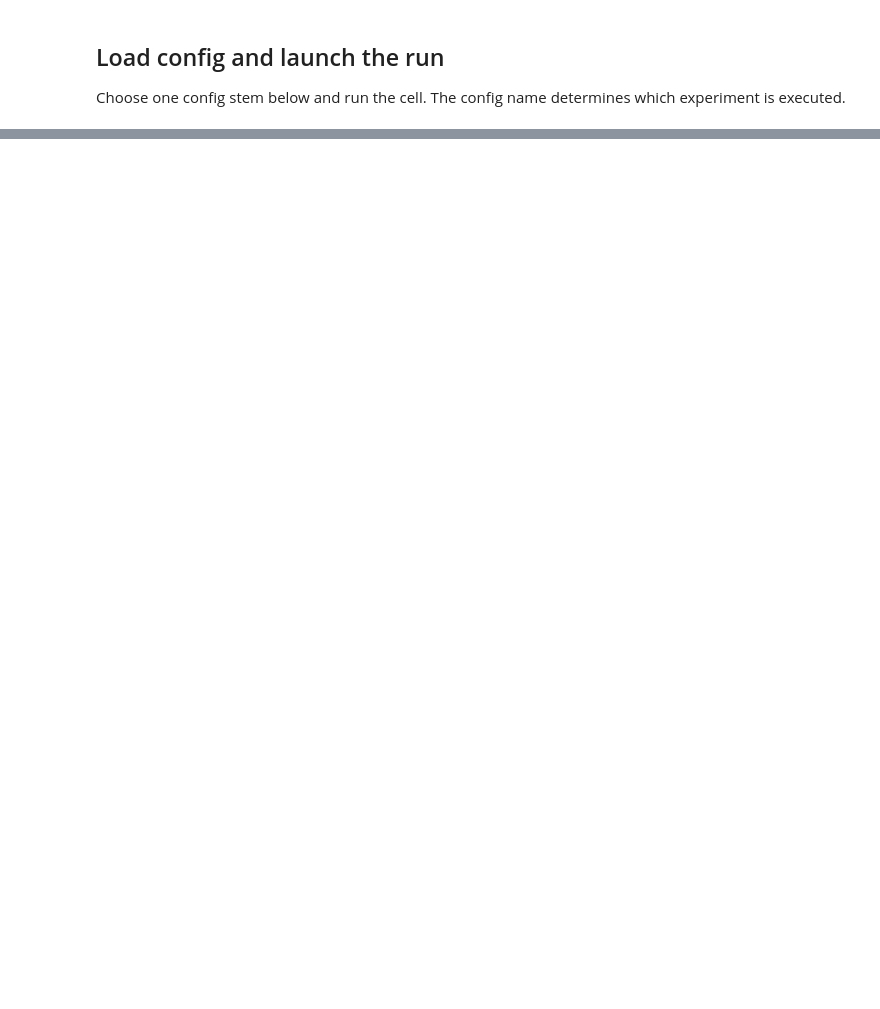
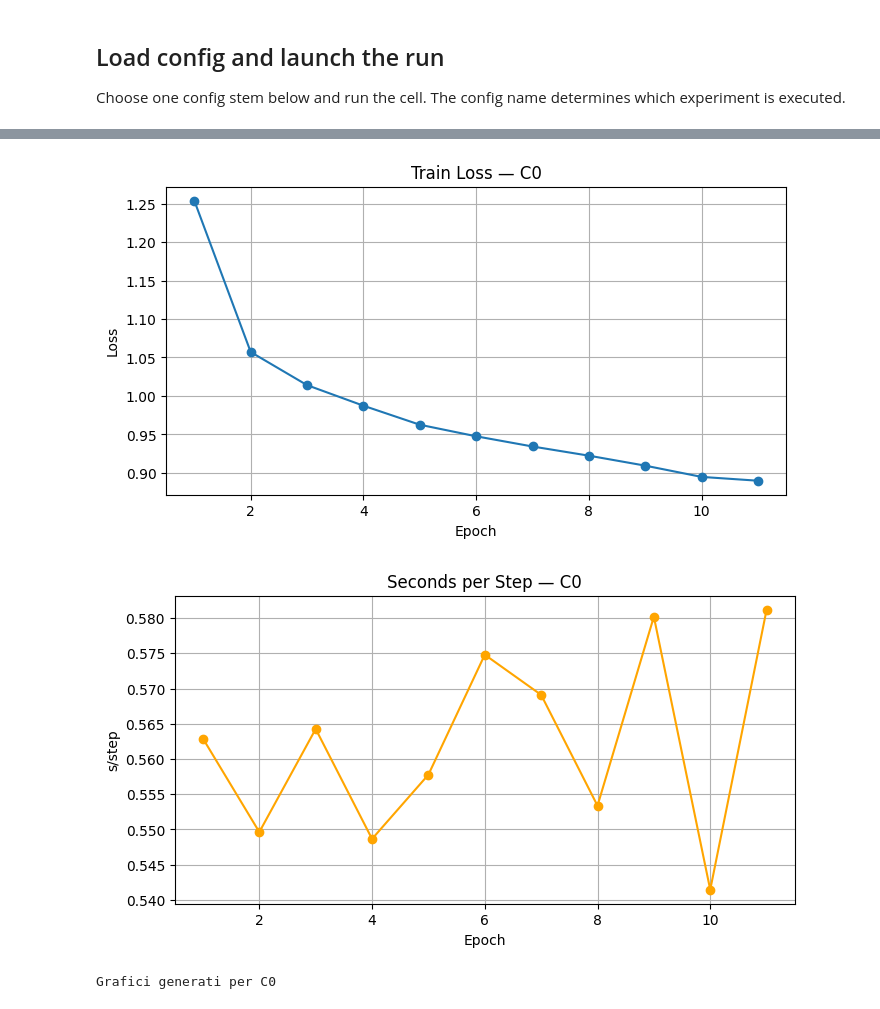
Before and after one commit to FilippoIsoni/sharp-har, a Jupyter notebook: notebooks/03_train.ipynb, the cells around one changed output, grey strips where cells are left out. Drawn from its saved outputs; the diff is of its cells as text; code cells hidden in the pictures; blank space fills up the shorter version.

```diff
--- a/notebooks/03_train.ipynb
+++ b/notebooks/03_train.ipynb
@@ -90,0 +120,71 @@ print("Train run finished:", out)
+# %%
+# GRAFICI
+import pandas as pd
+import matplotlib.pyplot as plt
+from pathlib import Path
+
+def plot_run_metrics(run_dir: Path):
+    hist_path = run_dir / "history.csv"
+    if not hist_path.exists():
+        print("history.csv non trovato:", hist_path)
+        return
+
+    # Carica la history
+    hist = pd.read_csv(hist_path)
+
+    # --- LOSS ---
+    plt.figure(figsize=(8, 4))
+    plt.plot(hist["epoch"], hist["train_loss"], marker="o")
+    plt.title(f"Train Loss — {run_dir.name}")
+    plt.xlabel("Epoch")
+    plt.ylabel("Loss")
+    plt.grid(True)
+    plt.show()
+
+    # --- VAL MACRO-F1 (solo CE) ---
+    # #if "val_macro_f1" in hist.columns:
+    #     plt.figure(figsize=(8, 4))
+    #     plt.plot(hist["epoch"], hist["val_macro_f1"], marker="o", color="green")
+    #     plt.title(f"Val Macro-F1 — {run_dir.name}")
+    #     plt.xlabel("Epoch")
+    #     plt.ylabel("Macro-F1")
+    #     plt.grid(True)
+    #     plt.show()
+
+    # # --- AR-SET ACCURACY (solo GRL) ---
+    # if "arset_train_acc" in hist.columns:
+    #     plt.figure(figsize=(8, 4))
+    #     plt.plot(hist["epoch"], hist["arset_train_acc"], marker="o", color="red")
+    #     plt.title(f"AR-set Train Accuracy — {run_dir.name}")
+    #     plt.xlabel("Epoch")
+    #     plt.ylabel("Accuracy")
+    #     plt.grid(True)
+    #     plt.show()
+
+    # # --- LEARNING RATE ---
+    # plt.figure(figsize=(8, 4))
+    # plt.plot(hist["epoch"], hist["lr"], marker="o", color="purple")
+    # plt.title(f"Learning Rate — {run_dir.name}")
+    # plt.xlabel("Epoch")
+    # plt.ylabel("LR")
+    # plt.grid(True)
+    #plt.show()
+
+    # --- SECONDS PER STEP ---
+    plt.figure(figsize=(8, 4))
+    plt.plot(hist["epoch"], hist["s_per_step"], marker="o", color="orange")
+    plt.title(f"Seconds per Step — {run_dir.name}")
+    plt.xlabel("Epoch")
+    plt.ylabel("s/step")
+    plt.grid(True)
+    plt.show()
+
+    print(f"Grafici generati per {run_dir.name}")
+
+
+run_dir = CKPT_ROOT / cfg["name"]
+plot_run_metrics(run_dir)
+# %% [output]
+[figure, added]
+[figure, added]
+Grafici generati per C0
```
Also changed, not shown: parts of 3 cells of this notebook.
